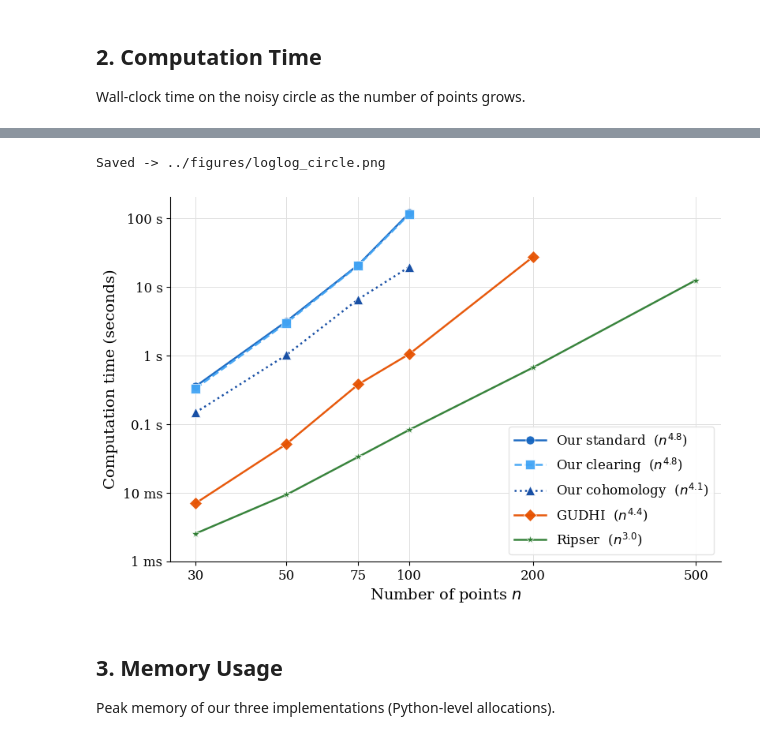
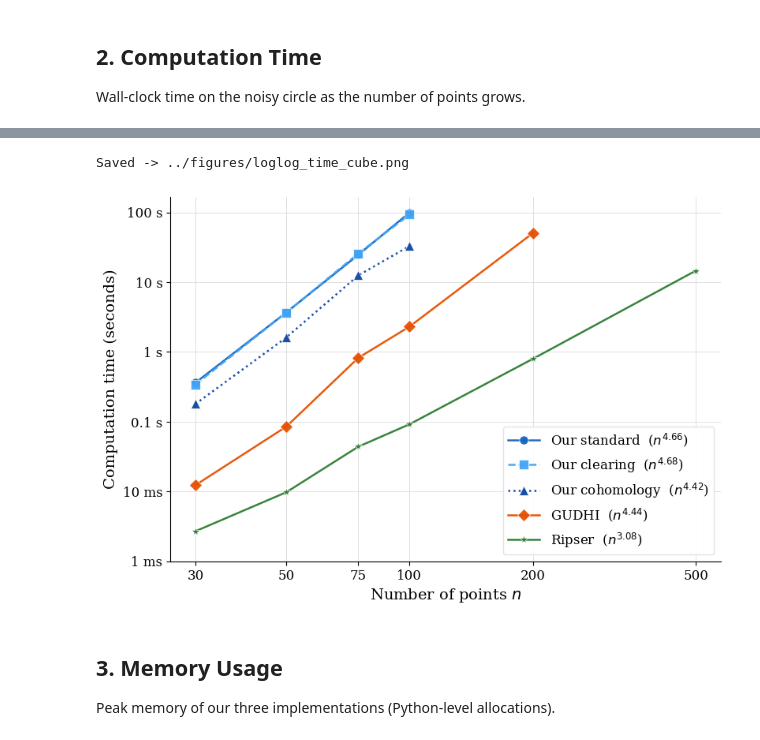
Before and after one commit to royaballo/persistent-homology, a Jupyter notebook: notebooks/benchmark_analysis.ipynb, the cells around one changed output, grey strips where cells are left out. Cells and saved outputs as stored; diff of their text form; code cells hidden in the pictures.

```diff
--- a/notebooks/benchmark_analysis.ipynb
+++ b/notebooks/benchmark_analysis.ipynb
@@ -44,11 +31,25 @@ time_table
-# %%
-# Log-log plot of time versus number of points
-ax = plot_loglog_time(time_df, exponents=exponents, title='', #Computation time, noisy circle
-                      savepath=f'{FIGURES}/loglog_circle.png')
-plt.show()
-# %% [output]
-Saved -> ../figures/loglog_circle.png
-[figure, removed]
+# %%
+DATASET = 'Cube'  # Choose from: "Circle", "Sphere", "Torus", "Cube".
+
+# Filter both tables to the chosen dataset.
+time_df_filtered = time_df[time_df['dataset'] == DATASET]
+exp_df_filtered  = exp_df[exp_df['dataset']  == DATASET]
+exponents = dict(zip(exp_df_filtered['method'], exp_df_filtered['exponent']))
+
+# Time table for the chosen dataset.
+time_table = time_df_filtered.pivot(index='method', columns='n', values='time_s')
+
+ax = plot_loglog_scaling(
+    time_df_filtered,
+    quantity='time',
+    exponents=exponents,
+    title=f'', # Computation time, {DATASET}
+    savepath=f'{FIGURES}/loglog_time_{DATASET.lower()}.png',
+)
+plt.show()
+# %% [output]
+Saved -> ../figures/loglog_time_cube.png
+[figure, added]
 # %% [markdown]
 ## 3. Memory Usage
 
```
Also changed, not shown: parts of 11 cells of this notebook, 10 other files.
